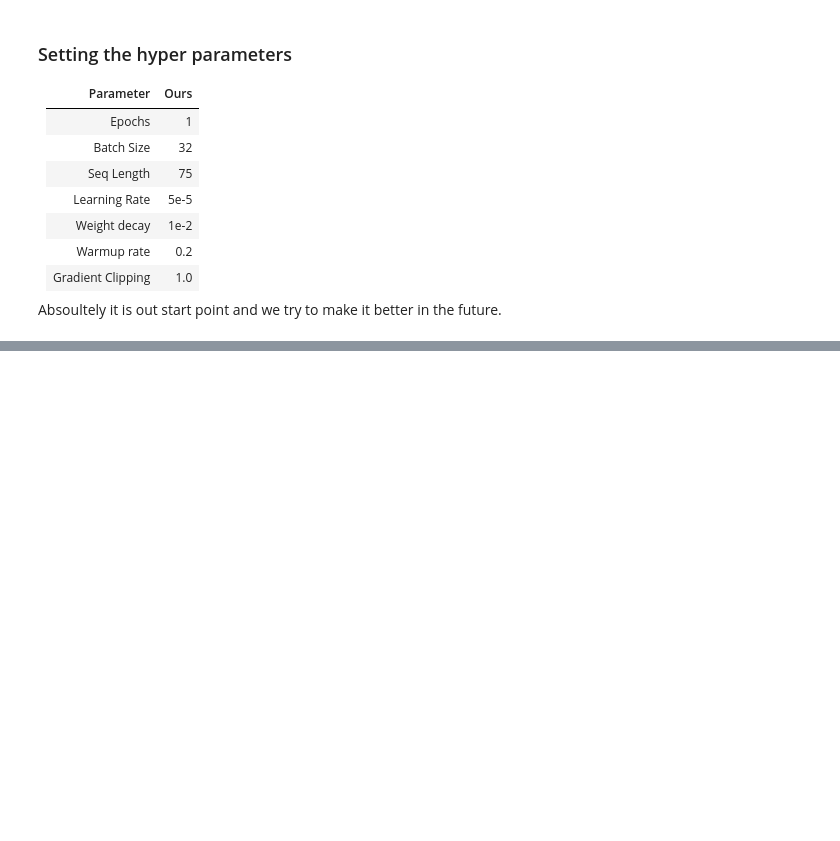
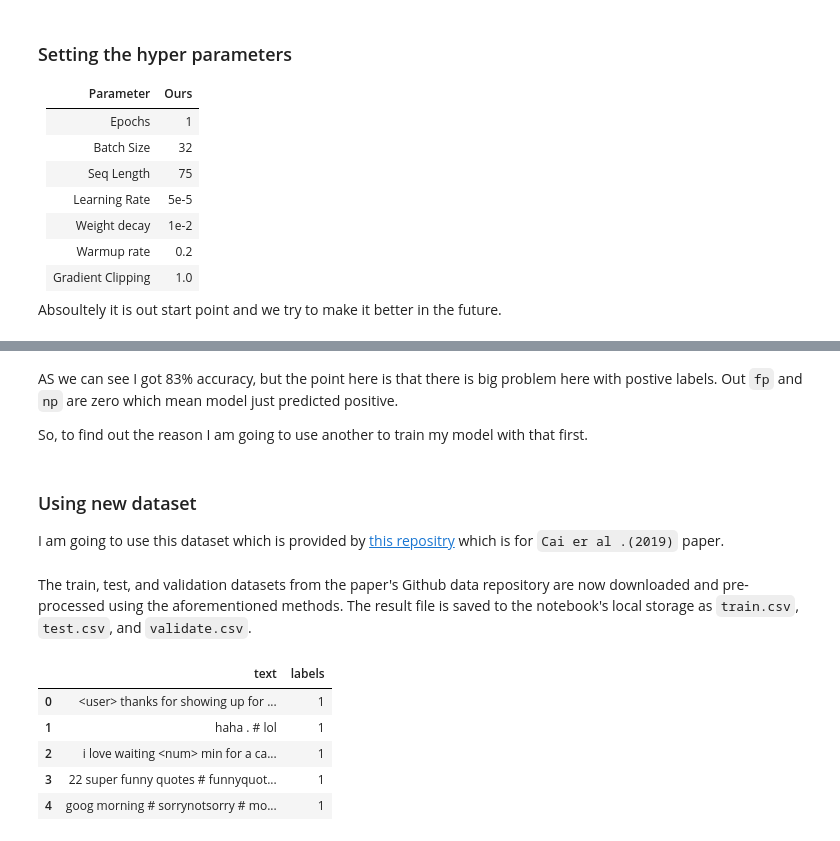
Before and after one commit to AmirAbaskohi/SemEval2022-Task6-Sarcasm-Detection, a Jupyter notebook: SarcasmDetection.ipynb, the cells around one changed output, grey strips where cells are left out. Saved outputs shown, nothing was run; the diff lists cells and outputs as text; code cells hidden in the pictures; blank space fills up the shorter version.

```diff
--- a/SarcasmDetection.ipynb
+++ b/SarcasmDetection.ipynb
@@ -266,0 +389,8 @@ Pretrained model on English language using a masked language modeling (MLM) obje
+# %% [markdown]
+AS we can see I got 83% accuracy, but the point here is that there is big problem here with postive labels. Out `fp` and `np` are zero which mean model just predicted positive.
+
+So, to find out the reason I am going to use another to train my model with that first.
+# %% [markdown]
+### Using new dataset
+
+I am going to use this dataset which is provided by <a href="https://github.com/headacheboy/data-of-multimodal-sarcasm-detection">this repositry</a> which is for `Cai er al .(2019)` paper.
@@ -266,0 +421,2 @@ Pretrained model on English language using a masked language modeling (MLM) obje
+# %% [markdown]
+The train, test, and validation datasets from the paper's Github data repository are now downloaded and pre-processed using the aforementioned methods. The result file is saved to the notebook's local storage as `train.csv`, `test.csv`, and `validate.csv`.
@@ -266,0 +427,12 @@ Pretrained model on English language using a masked language modeling (MLM) obje
+# %%
+train_df2 = pd.read_csv('train.csv')
+test_df2 = pd.read_csv('test.csv')
+validate_df2 = pd.read_csv('validate.csv')
+train_df2.head()
+# %% [output]
+|  | text | labels |
+| 0 | <user> thanks for showing up for ... | 1 |
+| 1 | haha . # lol | 1 |
+| 2 | i love waiting <num> min for a ca... | 1 |
+| 3 | 22 super funny quotes # funnyquot... | 1 |
+| 4 | goog morning # sorrynotsorry # mo... | 1 |
```
Also changed, not shown: parts of 29 cells of this notebook.
